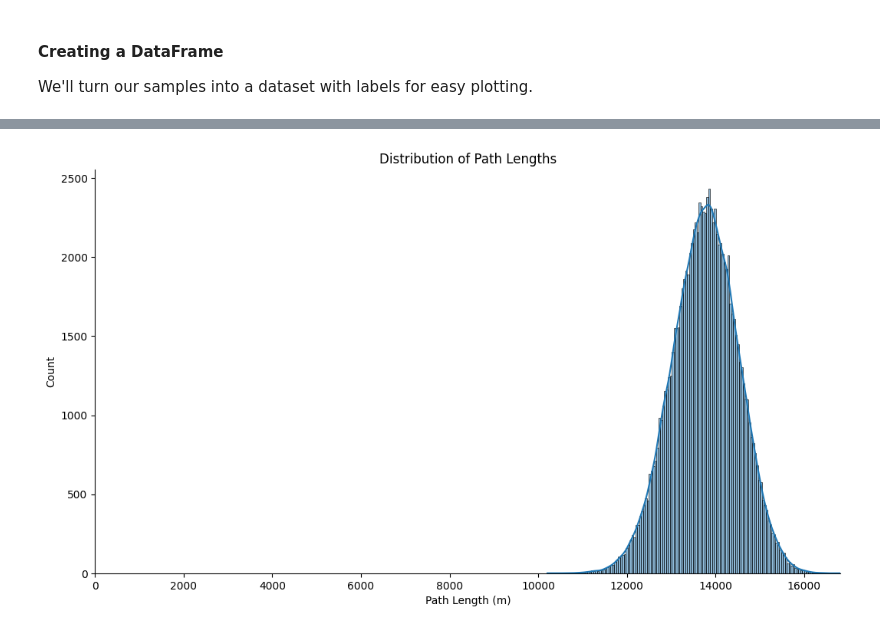
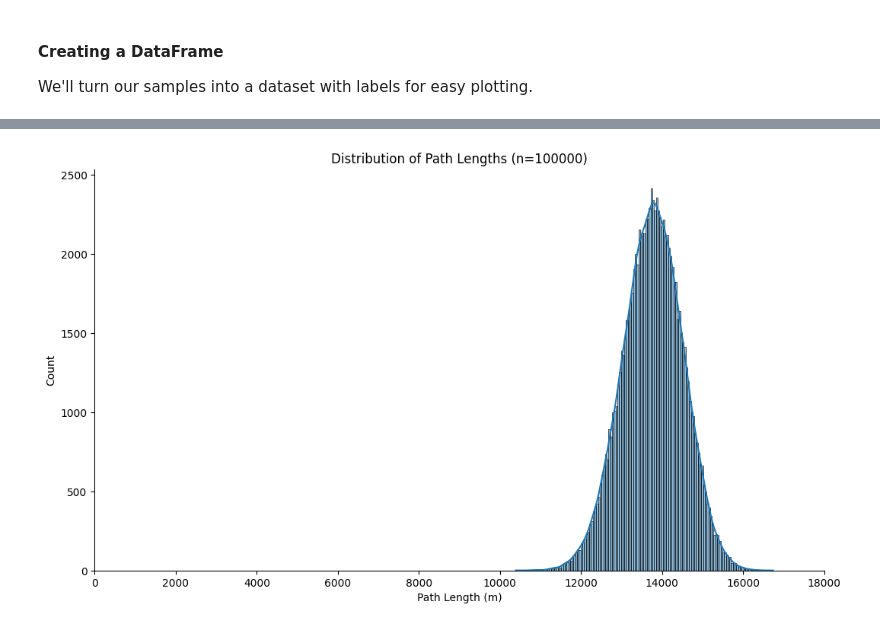
Before and after one commit to eeoooue/simulated-annealing, a Jupyter notebook: python/Monte-Carlo-Sampling.ipynb, the cells around one changed output, grey strips where cells are left out. Drawn from its saved outputs; the diff is of its cells as text; code cells hidden in the pictures.

```diff
--- a/python/Monte-Carlo-Sampling.ipynb
+++ b/python/Monte-Carlo-Sampling.ipynb
@@ -105,9 +112,9 @@ df.head()
 # %%
 # plotting the distribution
 
 sns.displot(data=df[feature_label], kde=True, height=6, aspect=16/9)
-plt.xlim(0, max(lengths))
-plt.title("Distribution of Path Lengths")
+plt.xlim(0, math.ceil(max(lengths)/2000)*2000)
+plt.title(f"Distribution of Path Lengths (n={len(lengths)})")
 plt.show()
 # %% [output]
-[figure, old version]
+[figure, new version]
```
Also changed, not shown: parts of 3 cells of this notebook.
